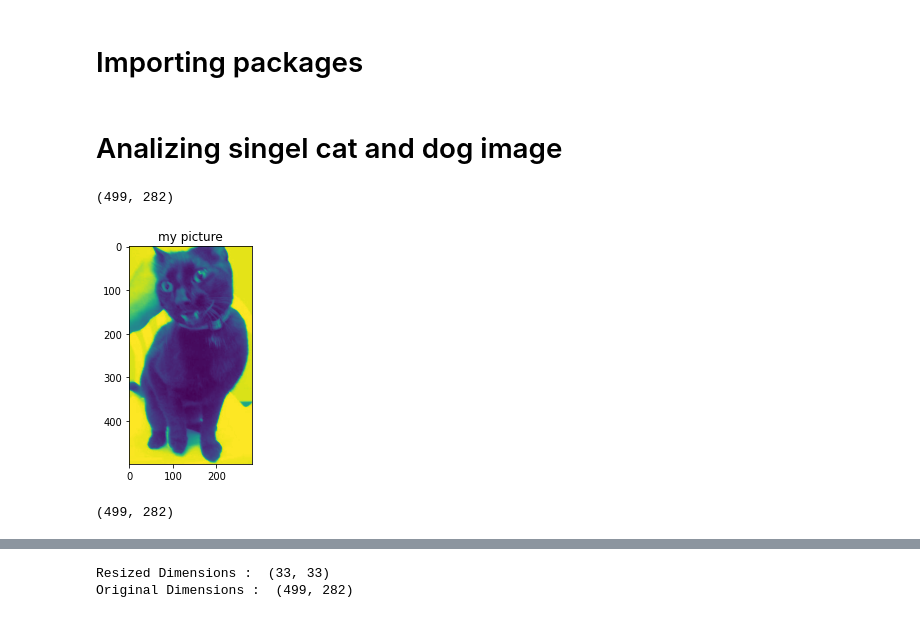
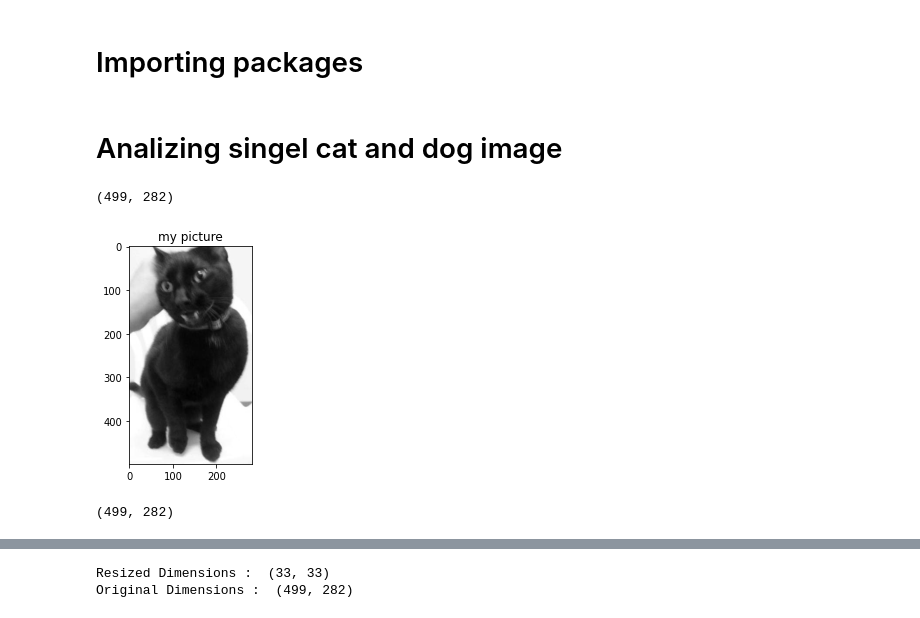
Before and after one commit to Joshua-D-Gordon/Data-visualization, a Jupyter notebook: Dogs-vs-cats.ipynb, the cells around one changed output, grey strips where cells are left out. Saved outputs shown, nothing was run; the diff lists cells and outputs as text; code cells hidden in the pictures.

```diff
--- a/Dogs-vs-cats.ipynb
+++ b/Dogs-vs-cats.ipynb
@@ -1,5 +1,5 @@
-# %% [markdown]
-# Importing packages
+# %% [markdown]
+# Importing packages
 # %%
 import cv2
 import cv
@@ -7,21 +7,21 @@ import pandas as pd
 import numpy as np
 import matplotlib.pyplot as plt
 from PIL import Image
-# %% [markdown]
-# Analizing singel cat and dog image
+# %% [markdown]
+# Analizing singel cat and dog image
 # %%
 path = r'C:\Users\Joshua Student\Desktop\temp\train\cat.155.jpg'
 
 img_cat = cv2.imread(path,0)
 print(img_cat.shape)
 
-plt.imshow(img_cat)
+plt.imshow(img_cat, cmap = 'gray')
 plt.title('my picture')
 plt.show()
 img_cat.shape
 # %% [output]
 (499, 282)
-[figure, old version]
+[figure, new version]
 (499, 282)
 # %%
 path = r'C:\Users\Joshua Student\Desktop\temp\train\dog.155.jpg'
```
Also changed, not shown: parts of 43 cells of this notebook.
